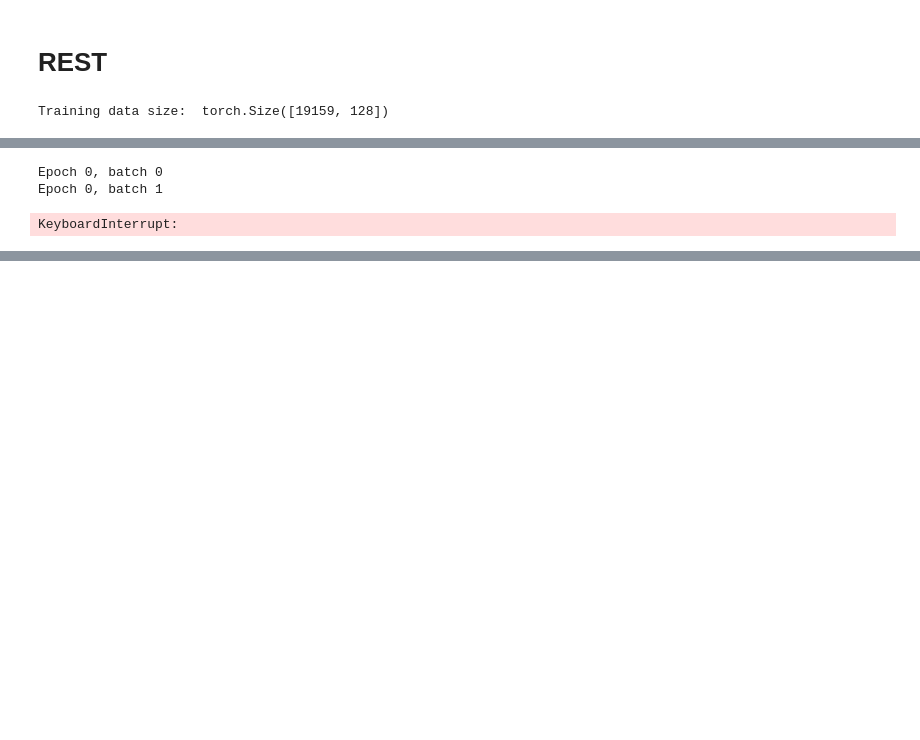
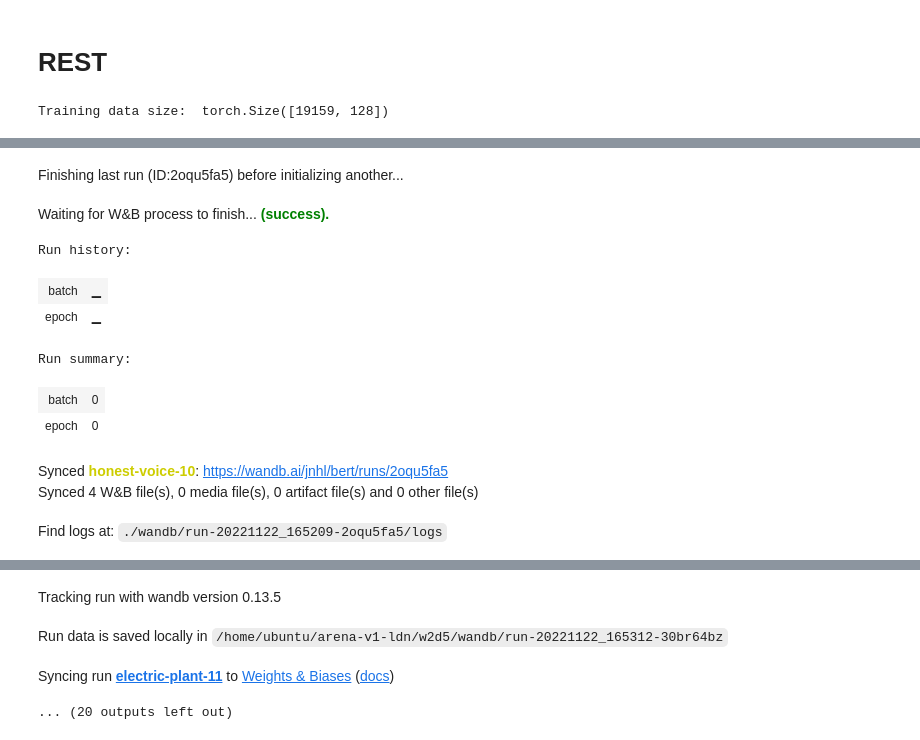
Before and after one commit to derpyplops/arena-v1-ldn, a Jupyter notebook: w2d5/wikitext.ipynb, the cells around one changed output, grey strips where cells are left out. Saved outputs shown, nothing was run; the diff lists cells and outputs as text; code cells hidden in the pictures; blank space fills up the shorter version.

```diff
--- a/w2d5/wikitext.ipynb
+++ b/w2d5/wikitext.ipynb
@@ -148,6 +135,7 @@ def random_mask(
     80% of those must be replaced with the [MASK] token
     The remaining 10% of masked tokens can be replaced with any token from the vocabulary.
     '''
+    device = input_ids.device
     d_batch, d_seq = input_ids.shape
     n_masking = select_frac * d_seq * d_batch
     n_mask = int(n_masking * mask_frac)
@@ -158,7 +146,7 @@ def random_mask(
     # print(f'Frequency of random is {n_random / d_seq}')
     # print(f'Frequency of unchanged is {n_unchanged / d_seq}')
     # choose which tokens to mask
-    mask = t.zeros(d_batch*d_seq, dtype=t.int)
+    mask = t.zeros(d_batch*d_seq, dtype=t.int, device=device)
     mask[:n_mask] = 1
     mask[n_mask:n_mask + n_random] = 2
     mask[n_mask + n_random:n_mask + n_random + n_unchanged] = 3
@@ -168,7 +156,7 @@ def random_mask(
     # and with random token where mask = 2
     model_input = input_ids.clone()
     model_input[mask == 1] = mask_token_id
-    rand = t.randint(0, vocab_size, (d_batch, d_seq))
+    rand = t.randint(0, vocab_size, (d_batch, d_seq), device=device)
     model_input = t.where(mask == 2, rand, model_input)
     mask = t.where(mask != 0, 1, 0)
 
@@ -546,7 +534,7 @@ class BertCommon(nn.Module):
         '''
         token_embedding = self.token_emb(input_ids) # (b, seq_len, emb)
         batch, seq_len = input_ids.shape
-        positional_embedding = self.pos_emb(t.arange(seq_len)) # (seq_len, emb)
+        positional_embedding = self.pos_emb(t.arange(seq_len, device=input_ids.device)) # (seq_len, emb)
         token_type_ids = token_type_ids if token_type_ids else t.zeros_like(input_ids)
         token_type_embedding = self.tokentype_emb(token_type_ids) # (b, seq_len, emb)
         x = self.dropout1(self.ln1(token_embedding + positional_embedding + token_type_embedding))
@@ -676,38 +684,46 @@ if MAIN:
 # %%
 def bert_mlm_pretrain(model: BertLanguageModel, config_dict: dict, train_loader: DataLoader) -> None:
     '''Train using masked language modelling.'''
     model.train()
+    model.to(device)
     opt = make_optimizer(model, config_dict)
     wandb.init(project="bert", config=config_dict)
     wandb.watch(model)
     for epoch in range(config_dict['epochs']):
         for n_batch, (batch,) in enumerate(train_loader):
             wandb.log({"epoch": epoch, "batch": n_batch})
+            batch = batch.to(device)
             opt.zero_grad()
             masked_input_ids, mask = random_mask(batch, tokenizer.mask_token_id, tokenizer.vocab_size)
+            masked_input_ids = masked_input_ids.to(device)
+            mask = mask.to(device)
             logits = model(masked_input_ids, mask, token_type_ids=None)
-            # def cross_entropy_selected(pred: t.Tensor, target: t.Tensor, was_selected: t.Tensor) -> t.Tensor:
-            # pred: (batch, seq, vocab_size) - predictions from the model
-            # target: (batch, seq, ) - the original (not masked) input ids
-            # was_selected: (batch, seq) - 1 if the token at this index will contribute to the MLM loss, 0 otherwise
-
-            # Out: the mean loss per predicted token
             loss = cross_entropy_selected(logits, batch, mask)
             loss.backward()
             wandb.log({"loss": loss})
             opt.step()
+            break
         print(f'Epoch {epoch} loss: {loss.item()}')
+        break
     wandb.finish()
 
-tiny_bert = BertLanguageModel(bert_config_tiny)
-bert_mlm_pretrain(tiny_bert, config_dict, train_loader)
+
+
 
 if MAIN:
-    model = BertLanguageModel(bert_config_tiny)
-    num_params = sum((p.nelement() for p in model.parameters()))
+    tiny_bert = BertLanguageModel(bert_config_tiny)
+    num_params = sum((p.nelement() for p in tiny_bert.parameters()))
     print("Number of model parameters: ", num_params)
-    bert_mlm_pretrain(model, config_dict, train_loader)
+    bert_mlm_pretrain(tiny_bert, config_dict, train_loader)
 # %% [output]
+Finishing last run (ID:2oqu5fa5) before initializing another...
+Waiting for W&B process to finish... (success).
-Epoch 0, batch 0
-Epoch 0, batch 1
+Run history:
+| batch | ▁ |
+| epoch | ▁ |
-KeyboardInterrupt:
+Run summary:
+| batch | 0 |
+| epoch | 0 |
+Synced honest-voice-10: https://wandb.ai/jnhl/bert/runs/2oqu5fa5
+Synced 4 W&B file(s), 0 media file(s), 0 artifact file(s) and 0 other file(s)
+Find logs at: ./wandb/run-20221122_165209-2oqu5fa5/logs
@@ -713,0 +731,4 @@ KeyboardInterrupt:
+Tracking run with wandb version 0.13.5
+Run data is saved locally in /home/ubuntu/arena-v1-ldn/w2d5/wandb/run-20221122_165312-30br64bz
+Syncing run electric-plant-11 to Weights & Biases (docs)
+... (20 outputs left out)
```
Also changed, not shown: parts of 5 cells of this notebook.
